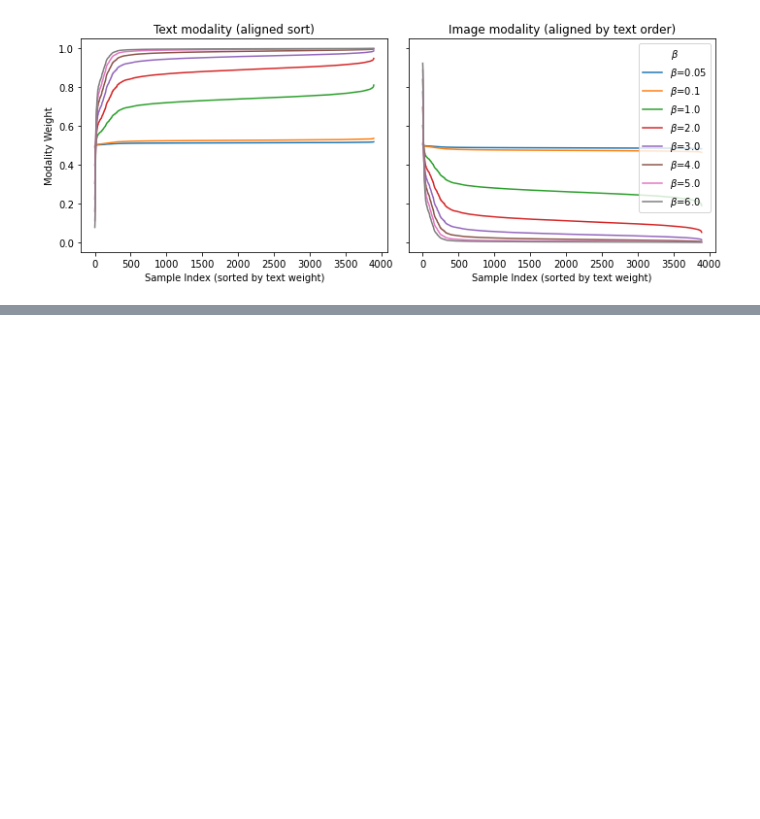
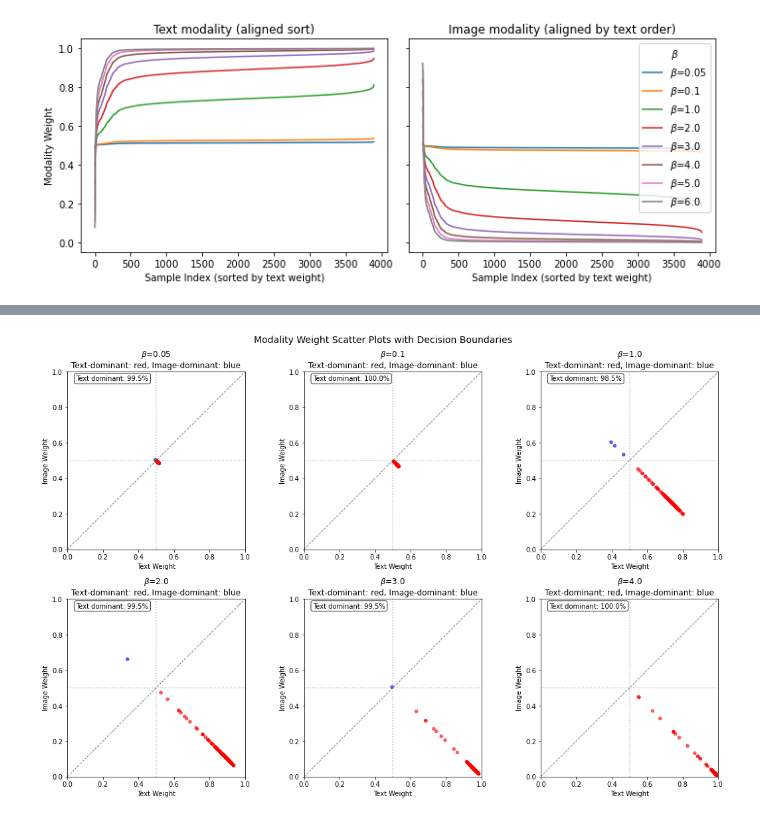
Before and after one commit to researchjet/DPF, a Jupyter notebook: Ablation.ipynb, the cells around one changed output, grey strips where cells are left out. Saved outputs shown, nothing was run; the diff lists cells and outputs as text; code cells hidden in the pictures; blank space fills up the shorter version.

```diff
--- a/Ablation.ipynb
+++ b/Ablation.ipynb
@@ -522,0 +523,38 @@ plot_progressive_ablation(
+# %%
+def plot_weight_scatter_with_decision(betas, n_samples=200):
+    """散點圖展示權重分配，包含決策邊界"""
+    fig, axes = plt.subplots(2, 3, figsize=(15, 10))
+    axes = axes.flatten()
+
+    for idx, b in enumerate(betas[:6]):
+        weights = simulate_weights_vectorized(b, n_samples=n_samples)
+        ax = axes[idx]
+
+        # 根據文本權重分類顏色
+        colors = ['red' if w > 0.5 else 'blue' for w in weights[:, 0]]
+
+        ax.scatter(weights[:, 0], weights[:, 1], alpha=0.6, s=20, c=colors)
+        ax.plot([0, 1], [0, 1], 'k--', alpha=0.5, linewidth=1)  # 對角線
+        ax.axhline(y=0.5, color='gray', linestyle=':', alpha=0.5)
+        ax.axvline(x=0.5, color='gray', linestyle=':', alpha=0.5)
+
+        ax.set_xlabel('Text Weight')
+        ax.set_ylabel('Image Weight')
+        ax.set_title(f'$\\beta$={b}\nText-dominant: red, Image-dominant: blue')
+        ax.set_xlim(0, 1)
+        ax.set_ylim(0, 1)
+        ax.set_aspect('equal')
+
+        # 計算主導模態比例
+        text_dominant = np.sum(weights[:, 0] > 0.5) / len(weights)
+        ax.text(0.05, 0.95, f'Text dominant: {text_dominant:.1%}',
+                transform=ax.transAxes, fontsize=10,
+                bbox=dict(boxstyle='round', facecolor='white', alpha=0.8))
+
+    plt.suptitle('Modality Weight Scatter Plots with Decision Boundaries', fontsize=14)
+    plt.tight_layout()
+    plt.show()
+# %%
+plot_weight_scatter_with_decision(betas, n_samples=200)
+# %% [output]
+[figure, added]
```
Also changed, not shown: parts of 36 cells of this notebook.
